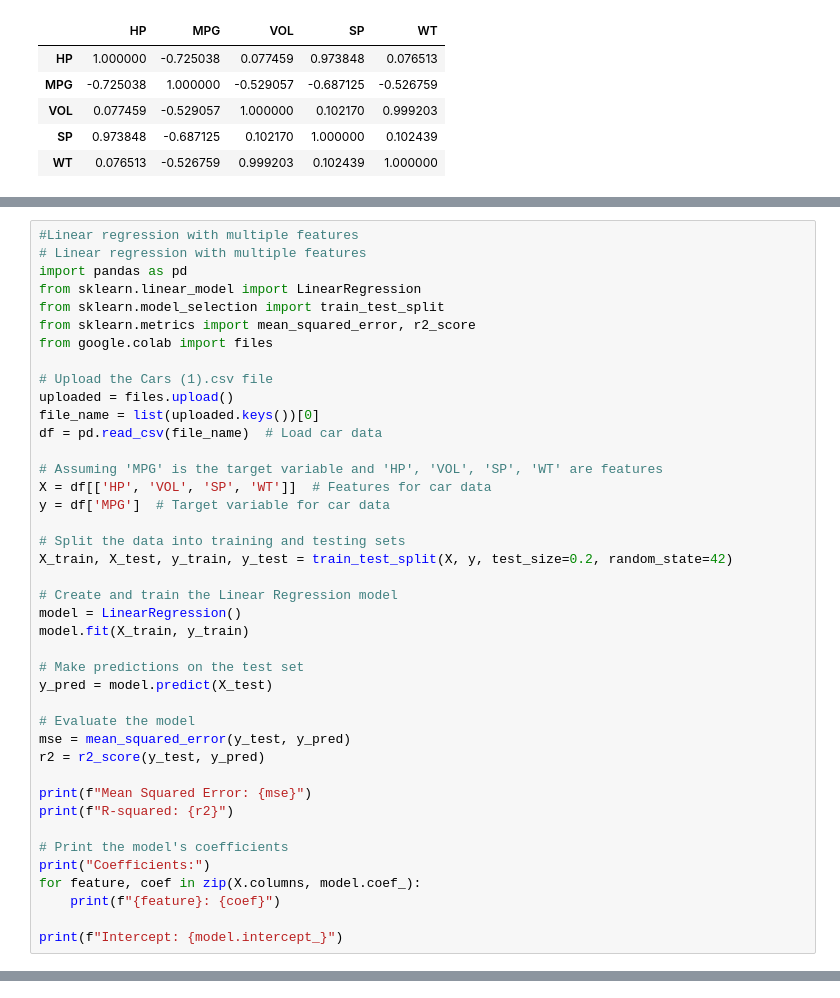
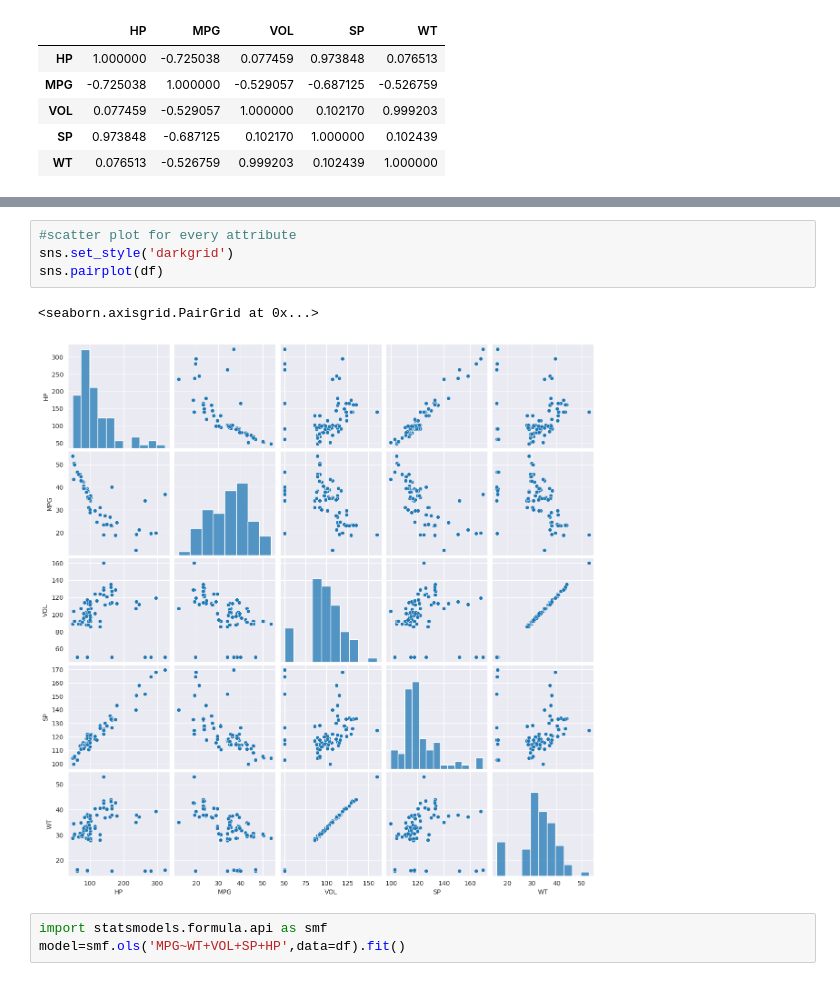
Before and after one commit to SisirBhargav/Zeta-aiml, a Jupyter notebook: Adclass.ipynb, the cells around one changed output, grey strips where cells are left out. Saved outputs shown, nothing was run; the diff lists cells and outputs as text.

```diff
--- a/Adclass.ipynb
+++ b/Adclass.ipynb
@@ -1149,41 +1131,0 @@ plt.hist(df['HP'])
-# %%
-#Linear regression with multiple features
-# Linear regression with multiple features
-import pandas as pd
-from sklearn.linear_model import LinearRegression
-from sklearn.model_selection import train_test_split
-from sklearn.metrics import mean_squared_error, r2_score
-from google.colab import files
-
-# Upload the Cars (1).csv file
-uploaded = files.upload()
-file_name = list(uploaded.keys())[0]
-df = pd.read_csv(file_name)  # Load car data
-
-# Assuming 'MPG' is the target variable and 'HP', 'VOL', 'SP', 'WT' are features
-X = df[['HP', 'VOL', 'SP', 'WT']]  # Features for car data
-y = df['MPG']  # Target variable for car data
-
-# Split the data into training and testing sets
-X_train, X_test, y_train, y_test = train_test_split(X, y, test_size=0.2, random_state=42)
-
-# Create and train the Linear Regression model
-model = LinearRegression()
-model.fit(X_train, y_train)
-
-# Make predictions on the test set
-y_pred = model.predict(X_test)
-
-# Evaluate the model
-mse = mean_squared_error(y_test, y_pred)
-r2 = r2_score(y_test, y_pred)
-
-print(f"Mean Squared Error: {mse}")
-print(f"R-squared: {r2}")
-
-# Print the model's coefficients
-print("Coefficients:")
-for feature, coef in zip(X.columns, model.coef_):
-    print(f"{feature}: {coef}")
-
-print(f"Intercept: {model.intercept_}")
@@ -1200,0 +1132,10 @@ Intercept: 17.725737079015513
+# %%
+#scatter plot for every attribute
+sns.set_style('darkgrid')
+sns.pairplot(df)
+# %% [output]
+<seaborn.axisgrid.PairGrid at 0x...>
+[figure, added]
+# %%
+import statsmodels.formula.api as smf
+model=smf.ols('MPG~WT+VOL+SP+HP',data=df).fit()
```
Also changed, not shown: parts of 13 cells of this notebook.
